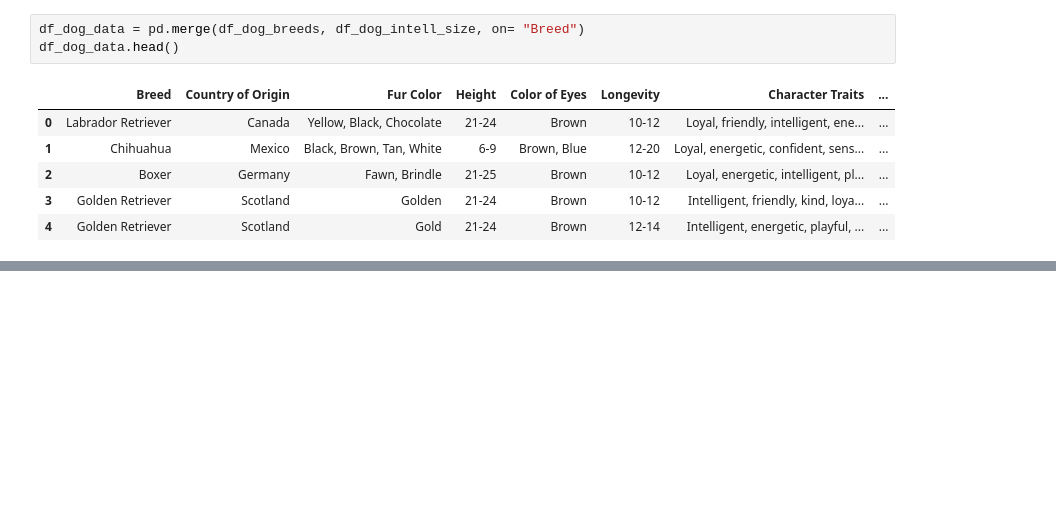
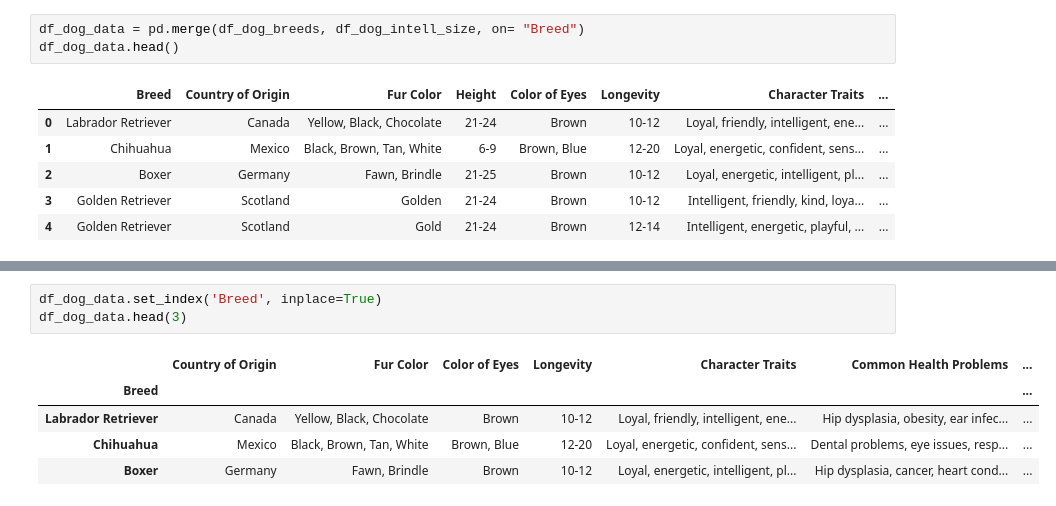
Before and after one commit to fischettijw/Dog_intelligence_vs_Size, a Jupyter notebook: A_dog_breed_intell_size.ipynb, the cells around one changed output, grey strips where cells are left out. Saved outputs shown, nothing was run; the diff lists cells and outputs as text; blank space fills up the shorter version.

```diff
--- a/A_dog_breed_intell_size.ipynb
+++ b/A_dog_breed_intell_size.ipynb
@@ -80,0 +125,9 @@ temp = plt.imshow(beagle)       # storing image in a variable (temp) removes unw
+# %%
+df_dog_data.set_index('Breed', inplace=True)
+df_dog_data.head(3)
+# %% [output]
+|  | Country of Origin | Fur Color | Color of Eyes | Longevity | Character Traits | Common Health Problems | ... |
+| Breed |  |  |  |  |  |  | ... |
+| Labrador Retriever | Canada | Yellow, Black, Chocolate | Brown | 10-12 | Loyal, friendly, intelligent, ene... | Hip dysplasia, obesity, ear infec... | ... |
+| Chihuahua | Mexico | Black, Brown, Tan, White | Brown, Blue | 12-20 | Loyal, energetic, confident, sens... | Dental problems, eye issues, resp... | ... |
+| Boxer | Germany | Fawn, Brindle | Brown | 10-12 | Loyal, energetic, intelligent, pl... | Hip dysplasia, cancer, heart cond... | ... |
```
Also changed, not shown: parts of 10 cells of this notebook, 25 other files.
